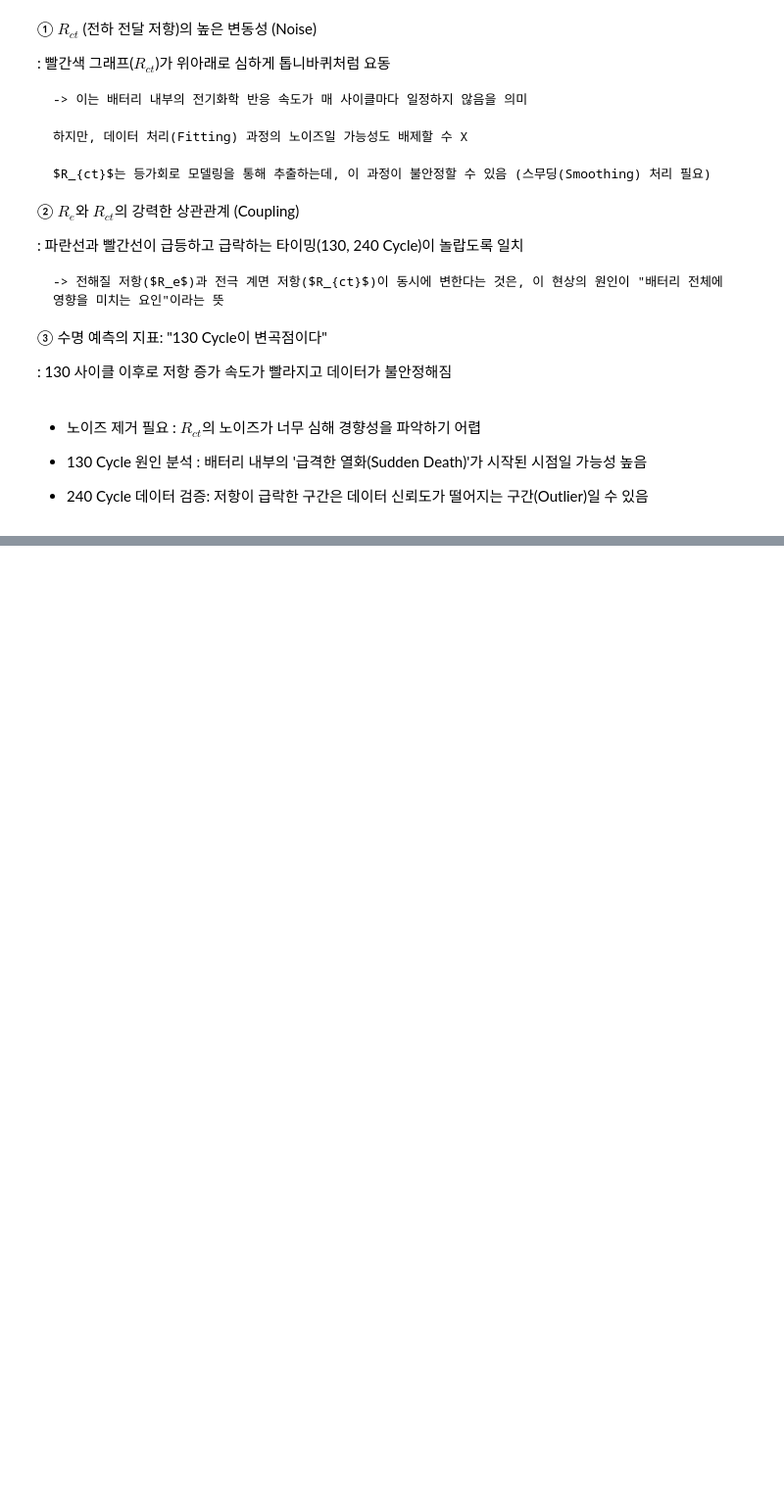
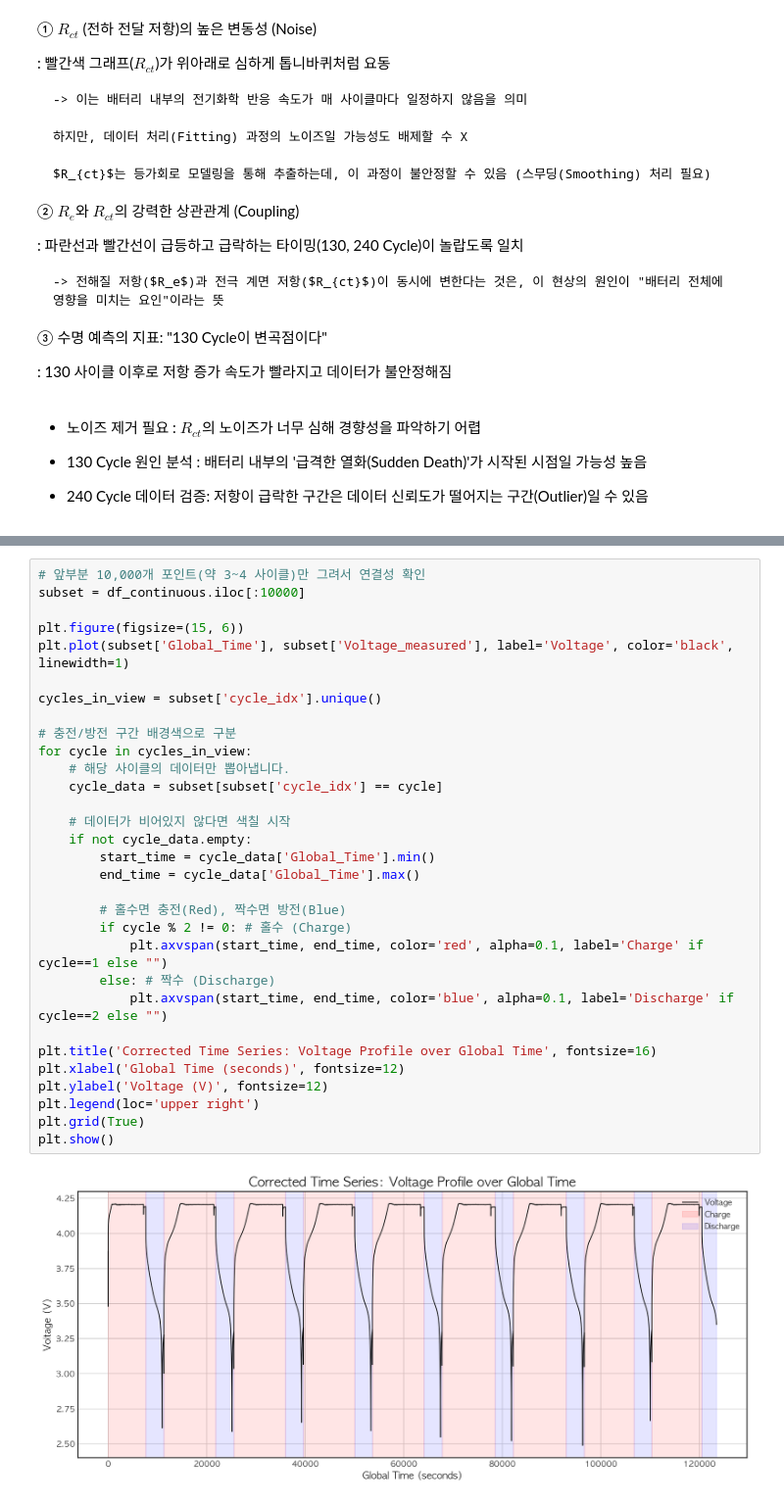
Before and after one commit to kk082911/project, a Jupyter notebook: basic analysis.ipynb, the cells around one changed output, grey strips where cells are left out. Shown at 98% size. Saved outputs shown, nothing was run; the diff lists cells and outputs as text; blank space fills up the shorter version.

```diff
--- a/basic analysis.ipynb
+++ b/basic analysis.ipynb
@@ -928,0 +1154,33 @@ plt.show()
+# %%
+# 앞부분 10,000개 포인트(약 3~4 사이클)만 그려서 연결성 확인
+subset = df_continuous.iloc[:10000]
+
+plt.figure(figsize=(15, 6))
+plt.plot(subset['Global_Time'], subset['Voltage_measured'], label='Voltage', color='black', linewidth=1)
+
+cycles_in_view = subset['cycle_idx'].unique()
+
+# 충전/방전 구간 배경색으로 구분
+for cycle in cycles_in_view:
+    # 해당 사이클의 데이터만 뽑아냅니다.
+    cycle_data = subset[subset['cycle_idx'] == cycle]
+
+    # 데이터가 비어있지 않다면 색칠 시작
+    if not cycle_data.empty:
+        start_time = cycle_data['Global_Time'].min()
+        end_time = cycle_data['Global_Time'].max()
+
+        # 홀수면 충전(Red), 짝수면 방전(Blue)
+        if cycle % 2 != 0: # 홀수 (Charge)
+            plt.axvspan(start_time, end_time, color='red', alpha=0.1, label='Charge' if cycle==1 else "")
+        else: # 짝수 (Discharge)
+            plt.axvspan(start_time, end_time, color='blue', alpha=0.1, label='Discharge' if cycle==2 else "")
+
+plt.title('Corrected Time Series: Voltage Profile over Global Time', fontsize=16)
+plt.xlabel('Global Time (seconds)', fontsize=12)
+plt.ylabel('Voltage (V)', fontsize=12)
+plt.legend(loc='upper right')
+plt.grid(True)
+plt.show()
+# %% [output]
+[figure, added]
```
Also changed, not shown: parts of 15 cells of this notebook, 1 other file.
